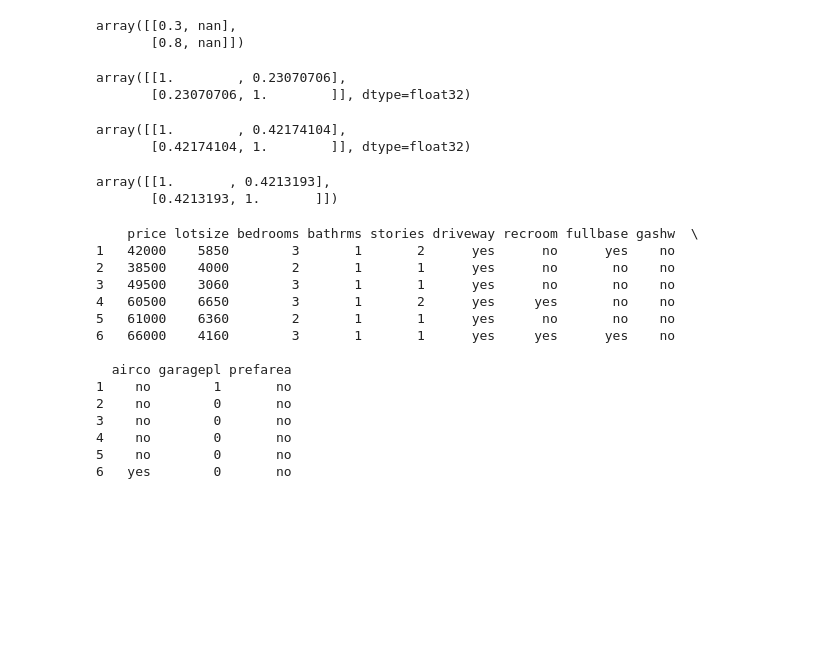
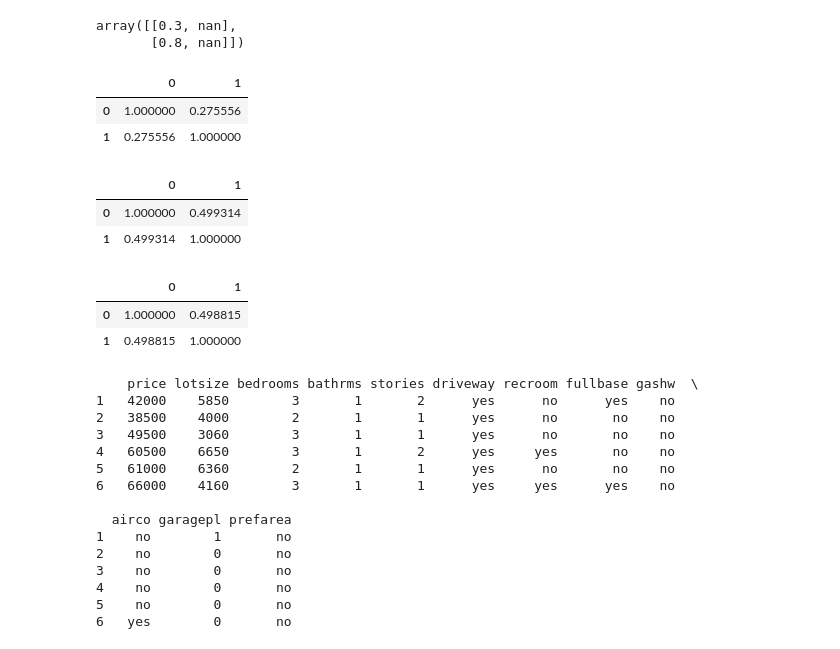
Before and after one commit to mingzehuang/latentcor_py, a Jupyter notebook: example/Python_example.ipynb, the cells around one changed output. Cells and saved outputs as stored; diff of their text form; code cells hidden in the pictures; blank space fills up the shorter version.

```diff
--- a/example/Python_example.ipynb
+++ b/example/Python_example.ipynb
@@ -21,5 +23,5 @@ None
 # %%
-estimate = latentcor(simdata[0], tps = ["ter", "con"])
+estimate = latentcor(simdata['X'], tps = ["ter", "con"])
 # %%
 len(estimate)
 # %% [output]
@@ -30,18 +32,21 @@ estimate[4]
 array([[0.3, nan],
        [0.8, nan]])
 # %%
-estimate[3]
+estimate['K']
 # %% [output]
-array([[1.        , 0.23070706],
-       [0.23070706, 1.        ]], dtype=float32)
+|  | 0 | 1 |
+| 0 | 1.000000 | 0.275556 |
+| 1 | 0.275556 | 1.000000 |
 # %%
-estimate[1]
+estimate['Rpointwise']
 # %% [output]
-array([[1.        , 0.42174104],
-       [0.42174104, 1.        ]], dtype=float32)
+|  | 0 | 1 |
+| 0 | 1.000000 | 0.499314 |
+| 1 | 0.499314 | 1.000000 |
 # %%
-estimate[0]
+estimate['R']
 # %% [output]
-array([[1.       , 0.4213193],
-       [0.4213193, 1.       ]])
+|  | 0 | 1 |
+| 0 | 1.000000 | 0.498815 |
+| 1 | 0.498815 | 1.000000 |
 # %%
```
Also changed, not shown: parts of 12 cells of this notebook, 1 other file.
